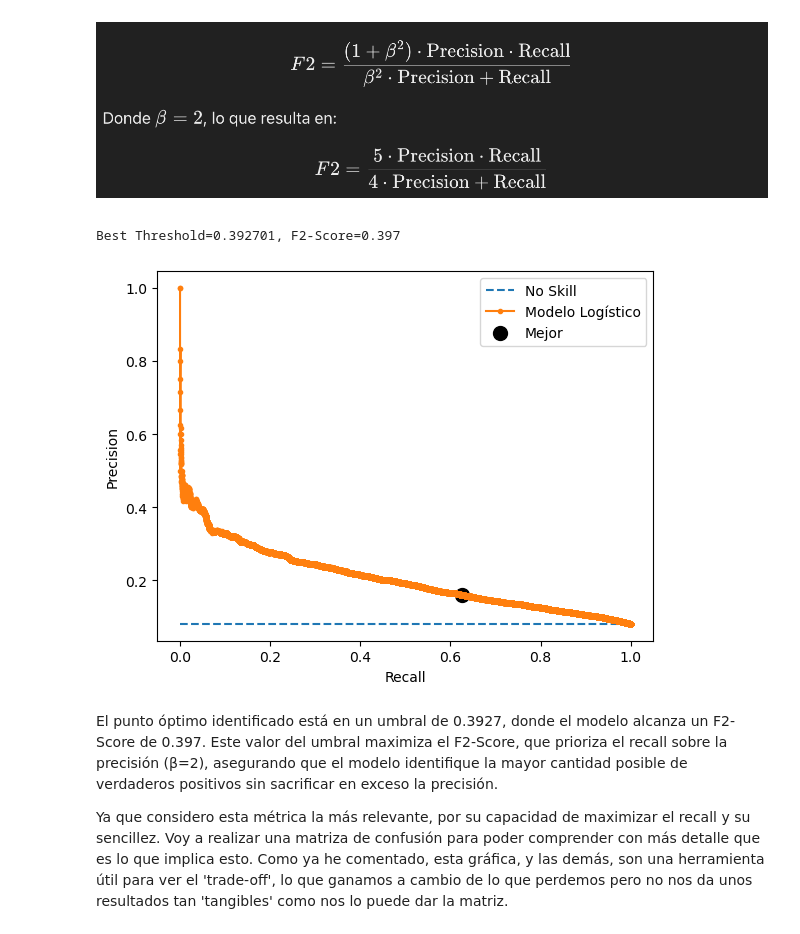
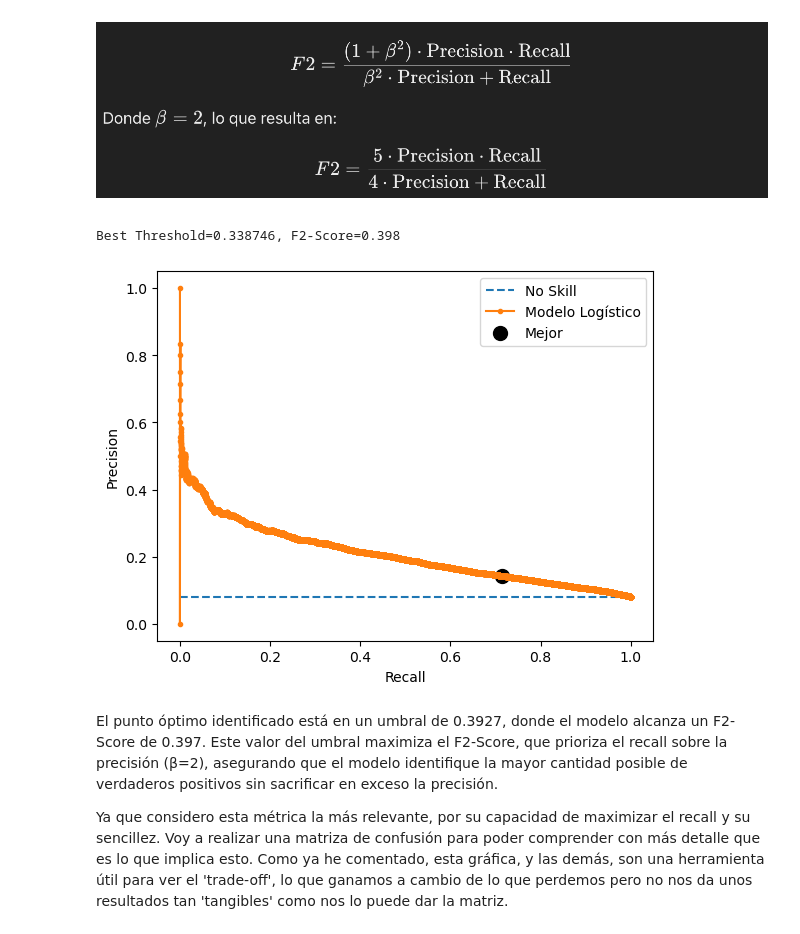
Before and after one commit to josee2202/practica1_EDA, a Jupyter notebook: notebooks/05_Modelo_evaluacion.ipynb, the cells around one changed output. Saved outputs shown, nothing was run; the diff lists cells and outputs as text; code cells hidden in the pictures.

```diff
--- a/notebooks/05_Modelo_evaluacion.ipynb
+++ b/notebooks/05_Modelo_evaluacion.ipynb
@@ -155,33 +155,34 @@ Importante, en el código sustituyo los valores de Beta directamente y lo dejos
 # %%
 # calcular la curva Precision-Recall
 precision, recall, thresholds = precision_recall_curve(y_test, y_hat)
 
 # calcular la línea de "No Skill" (precisión base)
-no_skill = len(y_test[y_test==1]) / len(y_test)
+no_skill = len(y_test[y_test == 1]) / len(y_test)
 
-# Fórmula: F2 = (5 * precisión * recall) / (4 * precisión + recall)
-f2_score = (5 * precision * recall) / (4 * precision + recall)
+# Evitar división por cero en el cálculo del F2-score
+denominator = (4 * precision + recall)
+f2_score = np.where(denominator > 0, (5 * precision * recall) / denominator, 0)
 
 # localizar el índice del mayor F2-score
 ix_f2 = np.argmax(f2_score)
 print('Best Threshold=%f, F2-Score=%.3f' % (thresholds[ix_f2], f2_score[ix_f2]))
 
 # graficar la curva Precision-Recall para el modelo
-plt.plot([0,1], [no_skill,no_skill], linestyle='--', label='No Skill')  # Línea base
+plt.plot([0, 1], [no_skill, no_skill], linestyle='--', label='No Skill')  # Línea base
 plt.plot(recall, precision, marker='.', label='Modelo Logístico')       # Curva PR
 
 # marcar el mejor punto F2 en la gráfica
 plt.scatter(recall[ix_f2], precision[ix_f2], s=100, marker='o', color='black', label='Mejor')
 
 # etiquetas de los ejes
 plt.xlabel('Recall')
 plt.ylabel('Precision')
 plt.legend()
 # mostrar la gráfica
 plt.show()
 # %% [output]
-Best Threshold=0.392701, F2-Score=0.397
+Best Threshold=0.338746, F2-Score=0.398
-[figure, old version]
+[figure, new version]
 # %% [markdown]
 El punto óptimo identificado está en un umbral de 0.3927, donde el modelo alcanza un F2-Score de 0.397. Este valor del umbral maximiza el F2-Score, que prioriza el recall sobre la precisión (β=2), asegurando que el modelo identifique la mayor cantidad posible de verdaderos positivos sin sacrificar en exceso la precisión.
 
```
Also changed, not shown: parts of 10 cells of this notebook, 6 other files.
